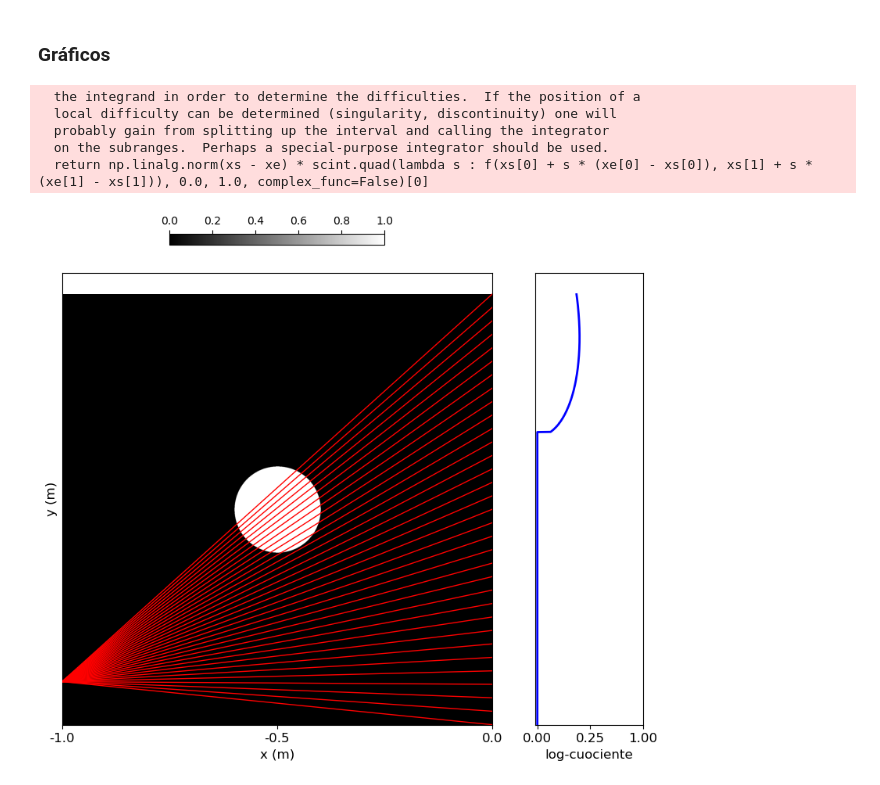
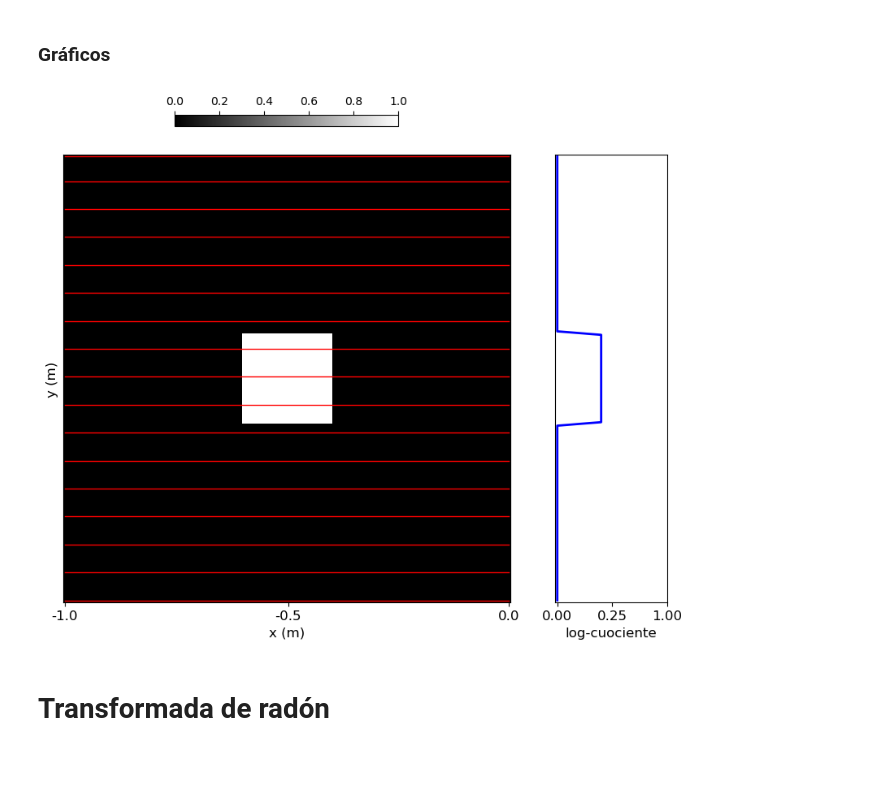
Before and after one commit to JavierBZ/IBM2101, a Jupyter notebook: XRays+CT.ipynb, the cells around one changed output. Drawn from its saved outputs; the diff is of its cells as text; code cells hidden in the pictures.

```diff
--- a/XRays+CT.ipynb
+++ b/XRays+CT.ipynb
@@ -41,7 +42,7 @@ import scipy.integrate as scint
 # %% [markdown]
 ### Dominio
 # %%
-num_x = 2048
+num_x = 128
 px = np.linspace(-1, 0, num_x)
 py = np.linspace(-1/2, +1/2, num_x)
 [ mx, my ] = np.meshgrid(px, py)
@@ -49,67 +50,72 @@ py = np.linspace(-1/2, +1/2, num_x)
 ### Objetos
 # %%
 circulo = lambda x, y : np.where( np.abs(x + 0.5) ** 2 + np.abs(y) ** 2 <= 0.1 ** 2, 1.0, 0.0)
+cuadrado = lambda x, y : np.where( np.maximum(np.abs(x + 0.5), np.abs(y)) <= 0.1, 1.0, 0.0)
 # %% [markdown]
 ### Integral de línea
 # %%
 # this integrates along segments
 def integrate_segment_2d(f, xs, xe):
+    if isinstance(xs, list):
+        xs = np.array(xs)
+    if isinstance(xe, list):
+        xe = np.array(xe)
     return np.linalg.norm(xs - xe) * scint.quad(lambda s : f(xs[0] + s * (xe[0] - xs[0]), xs[1] + s * (xe[1] - xs[1])), 0.0, 1.0, complex_func=False)[0]
 # %% [markdown]
 ### Transformación coordenadas a índices
 # %%
-def coord_to_index(x):
-    return np.array([ -(num_x - 1) * (-1 - x[0]) , num_x * (x[1]  - py.min()) / (py.max() - py.min()) ])
-
 def x_coord_to_index(x):
     if isinstance(x, list):
         x = np.array(x)
-    return (num_x - 1) * (1.0 + x)
+    return (num_x - 1) * (x - px.min()) / (px.max() - px.min())
 
 def y_coord_to_index(y):
     if isinstance(y, list):
         y = np.array(y)
-    return num_x * (y  - py.min()) / (py.max() - py.min())
+    return (num_x - 1) * (y - py.min()) / (py.max() - py.min())
+
+def coord_to_index(x):
+    return np.array([ x_coord_to_index(x[0]), y_coord_to_index(x[1]) ], dtype=float)
 # %% [markdown]
 ### Gráficos
 # %%
-f = circulo
-#xs,xe = ( np.array([ [-1.0, _y] for _y in py]), np.array([ [0.0, _y] for _y in py]))
-xs,xe = ( np.array([ [-1.0, -0.4] for _y in py]), np.array([ [0.0, _y] for _y in py]))
+%timeit
+f = cuadrado
+
+xs,xe = ( np.array([ [-1.0, _y] for _y in py]), np.array([ [0.0, _y] for _y in py]))
+#xs,xe = ( np.array([ [-1.0, -0.4] for _y in py]), np.array([ [0.0, _y] for _y in py]))
+
 Rf = np.array([ integrate_segment_2d(f, xs[i], xe[i]) for i in range(xs.shape[0])])
 
 # indices for plotting ticks
 pidx = [ I * num_x // 2 for I in range(2) ] + [ num_x - 1 ]
 # indices for plotting paths
-N_rays = 32 # número de rayos a visualizar
+N_rays = 16 # número de rayos a visualizar
 ridx = [ I * num_x // N_rays for I in range(N_rays) ] + [ num_x - 1 ]
 
 # DENSITY AND XRAY
 #   Taken from: https://matplotlib.org/stable/gallery/lines_bars_and_markers/scatter_hist.html
 fig = plt.figure(figsize=(8, 8), layout='constrained')
 ax = fig.add_gridspec(top=1.00, right=0.75).subplots()
 ax.set(aspect=1)
 ax_side = ax.inset_axes([1.1, 0, 0.25, 1], sharey=ax)
 
 ax_im = ax.imshow(f(mx, my), origin='lower', vmin=0.0, cmap='gray')
 for I in ridx:
     ax.plot((x_coord_to_index(xs[I][0]),x_coord_to_index(xe[I][0])), (y_coord_to_index(xs[I][1]),y_coord_to_index(xe[I][1])), color='r', linewidth=1, zorder=+5)
 ax.set_xticks(pidx, labels=[ '{:.1f}'.format(_x) for _x in px[pidx] ], fontsize=12)
 ax.set_yticks(pidx, labels=[ '{:.1f}'.format(_y) for _y in py[pidx] ], fontsize=12)
 ax.set_xlabel('x (m)', fontsize=12)
 ax.set_ylabel('y (m)', fontsize=12)
 plt.colorbar(ax_im, shrink=0.5, orientation='horizontal', ticklocation='top', location='top')
 
 ax_side.plot(Rf, range(num_x), color='b', linewidth=2)
 ax_side.set_yticks([])
 ax_side.set_xticks(ticks=[0.00, 0.25, 0.50], labels=[ '0.00', '0.25', '1.00' ], fontsize=12)
 ax_side.set_xlabel('log-cuociente', fontsize=12)
 
 plt.show()
 # %% [output]
-  the integrand in order to determine the difficulties.  If the position of a
-  local difficulty can be determined (singularity, discontinuity) one will
-  probably gain from splitting up the interval and calling the integrator
-  on the subranges.  Perhaps a special-purpose integrator should be used.
-  return np.linalg.norm(xs - xe) * scint.quad(lambda s : f(xs[0] + s * (xe[0] - xs[0]), xs[1] + s * (xe[1] - xs[1])), 0.0, 1.0, complex_func=False)[0]
-[figure, old version]
+[figure, new version]
+# %% [markdown]
+# Transformada de radón
```
Also changed, not shown: parts of 12 cells of this notebook.
